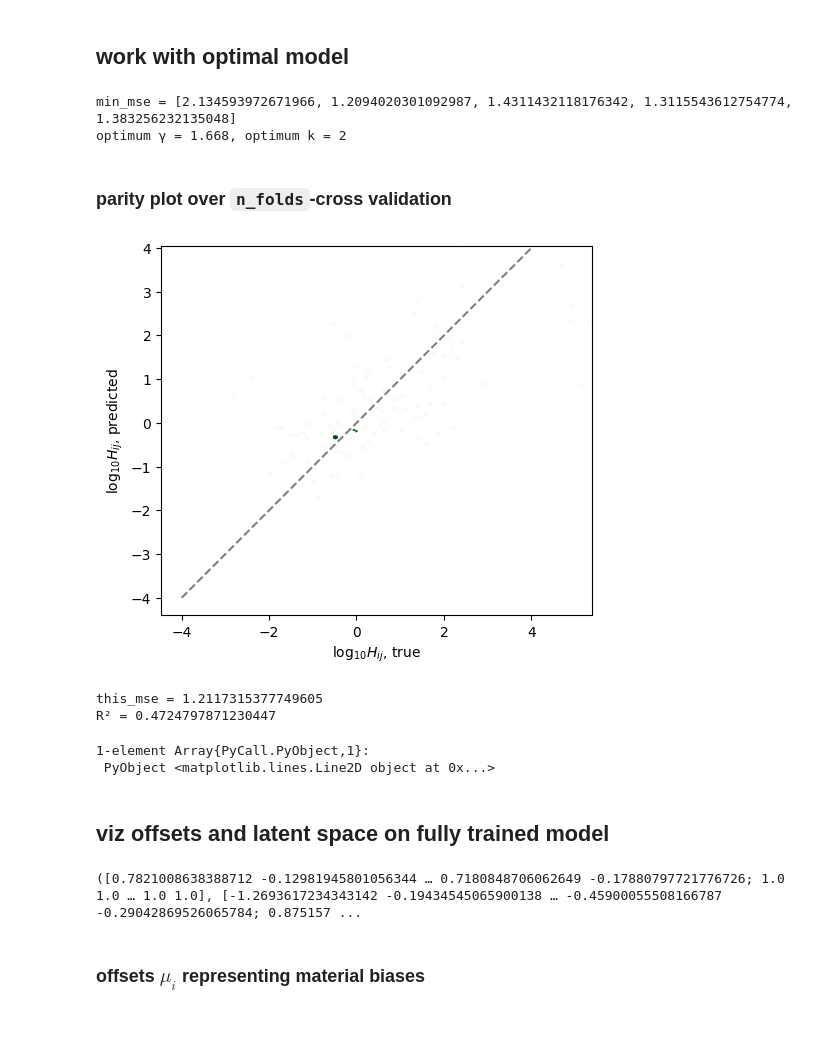
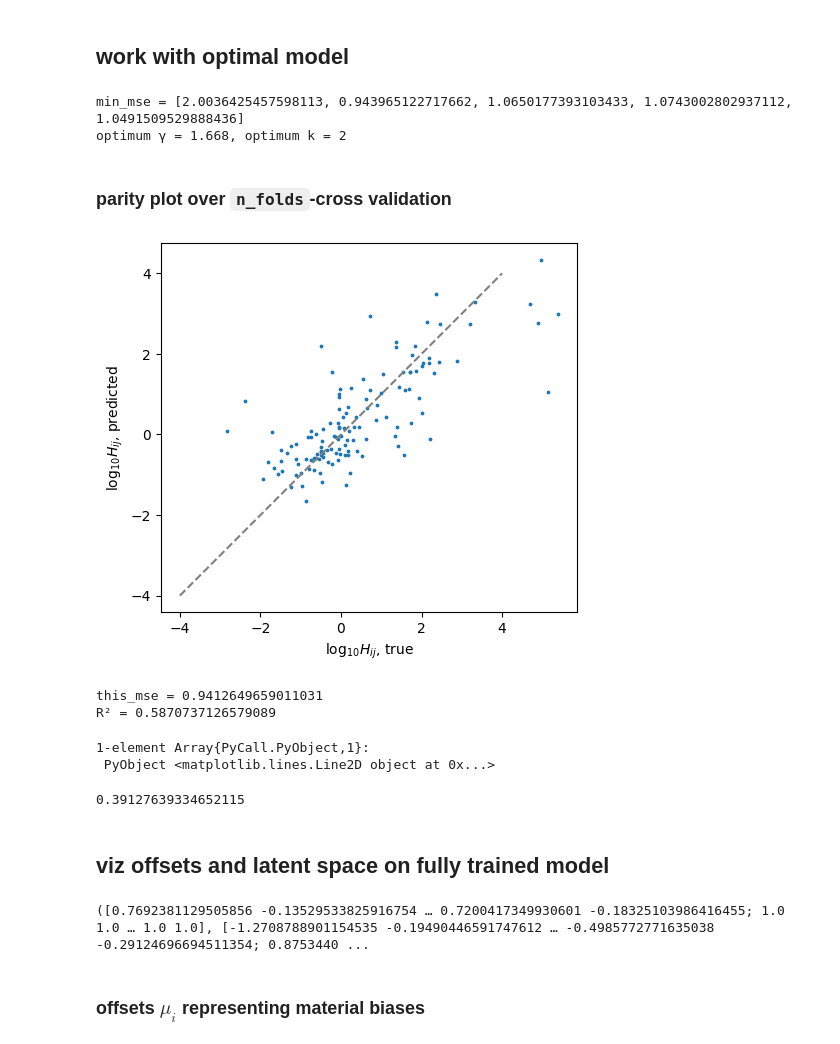
Before and after one commit to SimonEnsemble/material_recommendation_system, a Jupyter notebook: RecSys.ipynb, the cells around one changed output. Cells and saved outputs as stored; diff of their text form; code cells hidden in the pictures.

```diff
--- a/julia_code/mf using lowrankmodels.ipynb
+++ b/RecSys.ipynb
@@ -227,7 +247,7 @@ plt.show()
 
 TODO: ask Prof. Udell how this works when a MOF is missing from a row.
 # %%
-n_folds = 5 # K-fold cross validation
+n_folds = nb_obs # K-fold cross validation
 println("running $n_folds-cross validation...")
 kfolds = KFold(nb_obs, n_folds=n_folds, shuffle=true);
 # %% [output]
@@ -327,50 +363,54 @@ opt_γ = γs[argmin(mse[opt_k])]
 @show(min_mse)
 @printf("optimum γ = %.3f, optimum k = %d\n", opt_γ, opt_k)
 # %% [output]
-min_mse = [2.134593972671966, 1.2094020301092987, 1.4311432118176342, 1.3115543612754774, 1.383256232135048]
+min_mse = [2.0036425457598113, 0.943965122717662, 1.0650177393103433, 1.0743002802937112, 1.0491509529888436]
 optimum γ = 1.668, optimum k = 2
 # %% [markdown]
 ### parity plot over `n_folds`-cross validation
 # %%
 H_actual = Float64[]
 H_pred = Float64[]
 this_mse = 0.0
 for (train_ids, test_ids) in kfolds
     # train model on training data
     X, Y, glrm, ch = fit_glrm(opt_k, opt_γ, ids_obs[train_ids], verbose=false)
 
     # test
     Ĥ = impute(glrm)
     H_pred = vcat(H_pred, [Ĥ[i, j] for (i, j) in ids_obs[test_ids]])
     H_actual = vcat(H_actual, [H[i, j] for (i, j) in ids_obs[test_ids]])
     this_mse = sum((H_pred .- H_actual) .^ 2) / length(test_ids)
 end
 
 this_mse /= n_folds
 @show(this_mse)
 
 R² = 1 - sum((H_pred .- H_actual) .^ 2) / sum((H_actual .- mean(H_actual)) .^ 2)
 @show R²
 
 fig, ax = subplots()
 xlabel(L"$\log_{10} H_{ij}$, true")
 ylabel(L"$\log_{10} H_{ij}$, predicted")
-hexbin(H_actual, H_pred, cmap="Greens", mincnt=1) #mincnt=1 makes bins white
-#scatter(H_actual, H_pred, s=3)
+#hexbin(H_actual, H_pred, cmap="Greens", mincnt=1) #mincnt=1 makes bins white
+scatter(H_actual, H_pred, s=3)
 ax.set_aspect("equal")
 plot([-4, 4], [-4, 4], linestyle="--", color="gray")
 # %% [output]
-[figure, old version]
+[figure, new version]
-this_mse = 1.2117315377749605
-R² = 0.4724797871230447
+this_mse = 0.9412649659011031
+R² = 0.5870737126579089
 1-element Array{PyCall.PyObject,1}:
  PyObject <matplotlib.lines.Line2D object at 0x...>
+# %%
+mean(H_pred)
+# %% [output]
+0.39127639334652115
 # %% [markdown]
 ## viz offsets and latent space on fully trained model
 # %%
 X, Y, glrm, ch = fit_glrm(opt_k, opt_γ, ids_obs, verbose=false)
 # %% [output]
-([0.7821008638388712 -0.12981945801056344 … 0.7180848706062649 -0.17880797721776726; 1.0 1.0 … 1.0 1.0], [-1.2693617234343142 -0.19434545065900138 … -0.45900055508166787 -0.29042869526065784; 0.875157 ...
+([0.7692381129505856 -0.13529533825916754 … 0.7200417349930601 -0.18325103986416455; 1.0 1.0 … 1.0 1.0], [-1.2708788901154535 -0.19490446591747612 … -0.4985772771635038 -0.29124696694511354; 0.8753440 ...
 # %% [markdown]
 ### offsets $\mu_i$ representing material biases
 # %%
```
Also changed, not shown: parts of 9 cells of this notebook, 53 other files.
